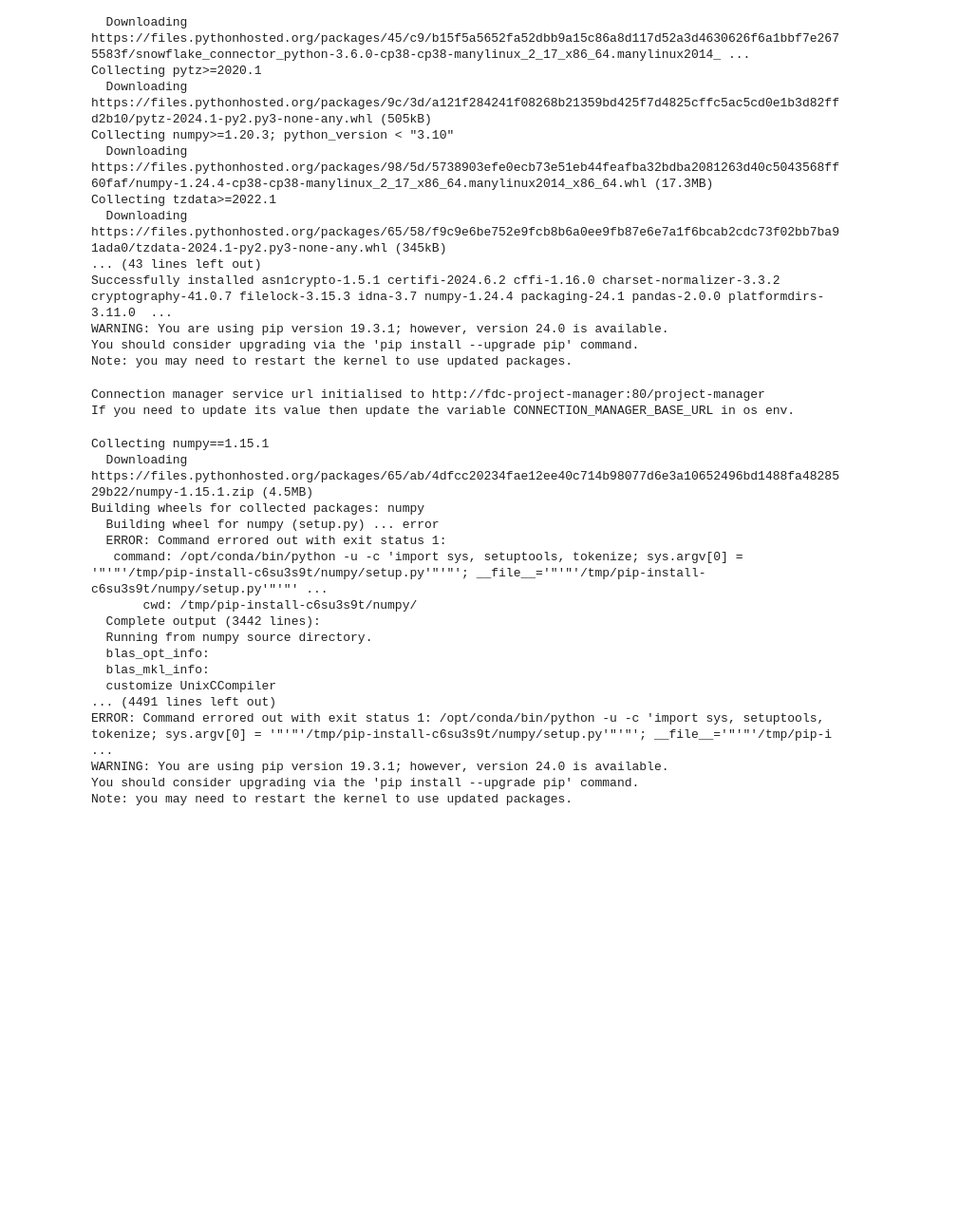
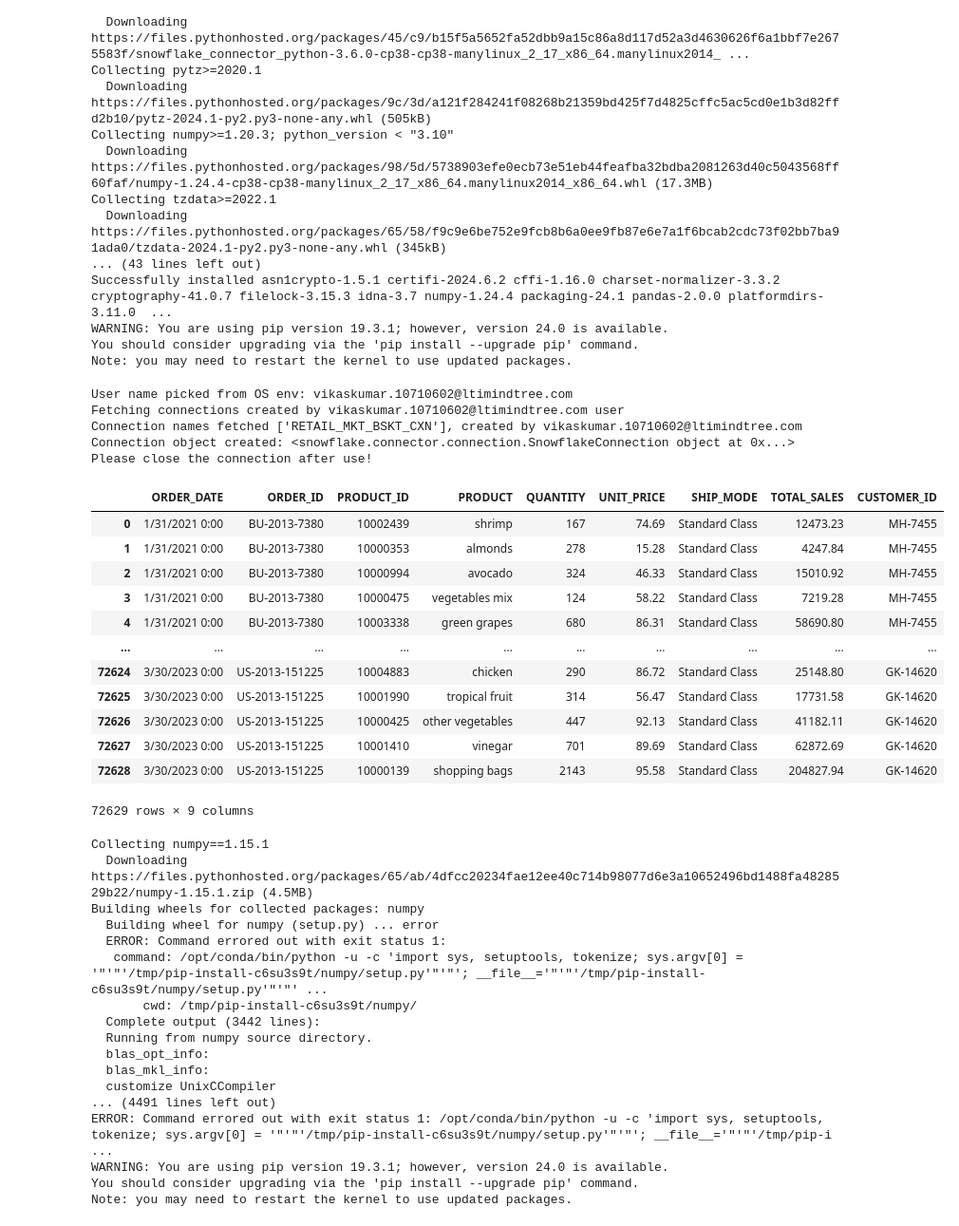
Before and after one commit to chauhanvk018/spectra, a Jupyter notebook: fdc_demo/RETAIL_MKT_BSKT_NOTEBOOK.ipynb, the cells around one changed output. Shown at 95% size. Cells and saved outputs as stored; diff of their text form; code cells hidden in the pictures; blank space fills up the shorter version.

```diff
--- a/fdc_demo/RETAIL_MKT_BSKT_NOTEBOOK.ipynb
+++ b/fdc_demo/RETAIL_MKT_BSKT_NOTEBOOK.ipynb
@@ -20,11 +20,27 @@ You should consider upgrading via the 'pip install --upgrade pip' command.
 Note: you may need to restart the kernel to use updated packages.
 # %%
 from refractio import snowflake
-#dataset = snowflake.execute_query(f" SELECT * FROM RETAIL_DB.RETAIL_MKT_BSKT_SCHEMA.ORDER_INVENTORY")
-#dataset
+dataset = snowflake.execute_query(f" SELECT * FROM RETAIL_DB.RETAIL_MKT_BSKT_SCHEMA.ORDER_INVENTORY")
+dataset
 # %% [output]
-Connection manager service url initialised to http://fdc-project-manager:80/project-manager
-If you need to update its value then update the variable CONNECTION_MANAGER_BASE_URL in os env.
+User name picked from OS env: vikaskumar.10710602@ltimindtree.com
+Fetching connections created by vikaskumar.10710602@ltimindtree.com user
+Connection names fetched ['RETAIL_MKT_BSKT_CXN'], created by vikaskumar.10710602@ltimindtree.com
+Connection object created: <snowflake.connector.connection.SnowflakeConnection object at 0x...>
+Please close the connection after use!
+|  | ORDER_DATE | ORDER_ID | PRODUCT_ID | PRODUCT | QUANTITY | UNIT_PRICE | SHIP_MODE | TOTAL_SALES | CUSTOMER_ID |
+| 0 | 1/31/2021 0:00 | BU-2013-7380 | 10002439 | shrimp | 167 | 74.69 | Standard Class | 12473.23 | MH-7455 |
+| 1 | 1/31/2021 0:00 | BU-2013-7380 | 10000353 | almonds | 278 | 15.28 | Standard Class | 4247.84 | MH-7455 |
+| 2 | 1/31/2021 0:00 | BU-2013-7380 | 10000994 | avocado | 324 | 46.33 | Standard Class | 15010.92 | MH-7455 |
+| 3 | 1/31/2021 0:00 | BU-2013-7380 | 10000475 | vegetables mix | 124 | 58.22 | Standard Class | 7219.28 | MH-7455 |
+| 4 | 1/31/2021 0:00 | BU-2013-7380 | 10003338 | green grapes | 680 | 86.31 | Standard Class | 58690.80 | MH-7455 |
+| ... | ... | ... | ... | ... | ... | ... | ... | ... | ... |
+| 72624 | 3/30/2023 0:00 | US-2013-151225 | 10004883 | chicken | 290 | 86.72 | Standard Class | 25148.80 | GK-14620 |
+| 72625 | 3/30/2023 0:00 | US-2013-151225 | 10001990 | tropical fruit | 314 | 56.47 | Standard Class | 17731.58 | GK-14620 |
+| 72626 | 3/30/2023 0:00 | US-2013-151225 | 10000425 | other vegetables | 447 | 92.13 | Standard Class | 41182.11 | GK-14620 |
+| 72627 | 3/30/2023 0:00 | US-2013-151225 | 10001410 | vinegar | 701 | 89.69 | Standard Class | 62872.69 | GK-14620 |
+| 72628 | 3/30/2023 0:00 | US-2013-151225 | 10000139 | shopping bags | 2143 | 95.58 | Standard Class | 204827.94 | GK-14620 |
+72629 rows × 9 columns
 # %%
 # %% [output]
 Collecting numpy==1.15.1
```
